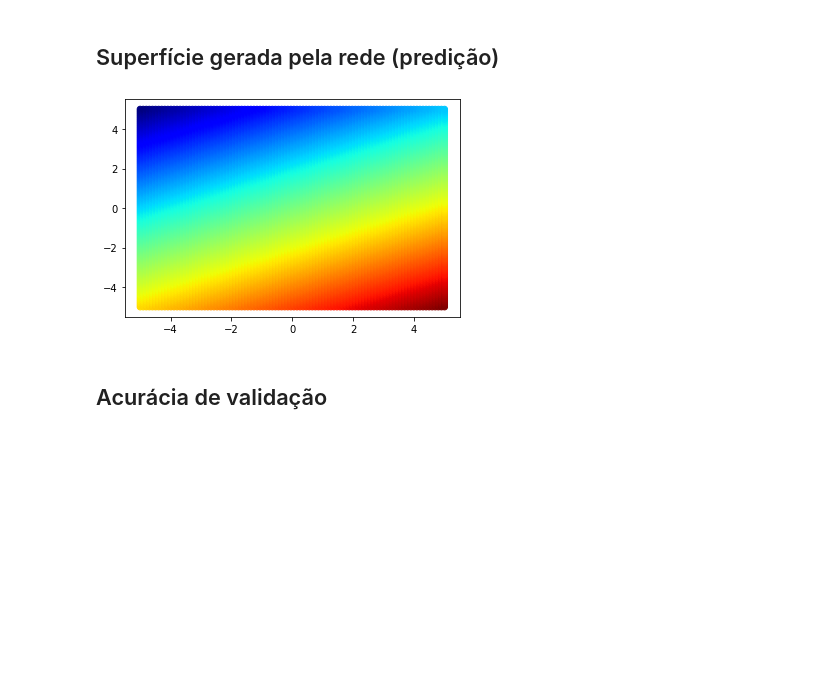
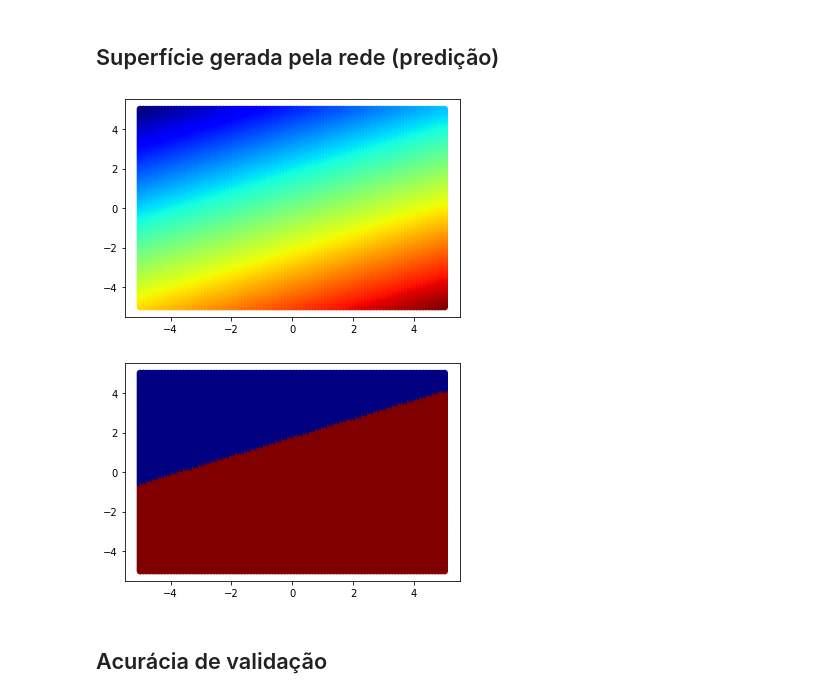
Before and after one commit to jsansao/idl, a Jupyter notebook: Licao5_ClassificacaoPerceptron.ipynb, the cells around one changed output. Cells and saved outputs as stored; diff of their text form; code cells hidden in the pictures; blank space fills up the shorter version.

```diff
--- a/Licao5_ClassificacaoPerceptron.ipynb
+++ b/Licao5_ClassificacaoPerceptron.ipynb
@@ -72,22 +72,28 @@ plt.show()
 # %%
 nx = 100
 ny = 100
 x = np.linspace(-5, 5, nx)
 y = np.linspace(-5, 5, ny)
 xv,yv = np.meshgrid(x, y, sparse=False, indexing='ij')
 test_grid_x =  xv.flatten()
 test_grid_y =  yv.flatten()
 
 grid_list = np.append(test_grid_x, test_grid_y, axis=0)
 
 test_grid = np.reshape(grid_list, (2, -1))
 
 test_predict4 = model.predict(test_grid.T)
 
 plt.scatter(test_grid[0,:], test_grid[1,:], c=test_predict4, cmap='jet')
+
 plt.show()
+
+plt.scatter(test_grid[0,:], test_grid[1,:], c=(test_predict4>0.5), cmap='jet')
+
+plt.show()
 # %% [output]
 [figure]
+[figure, added]
 # %% [markdown]
 ## Acurácia de validação
 # %%
```
